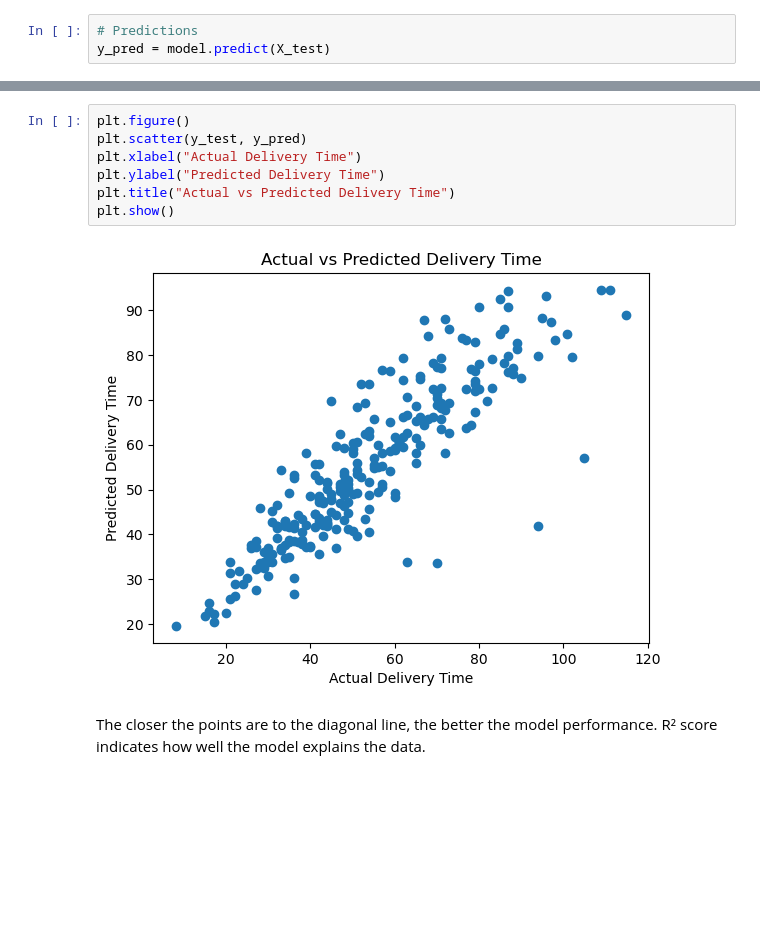
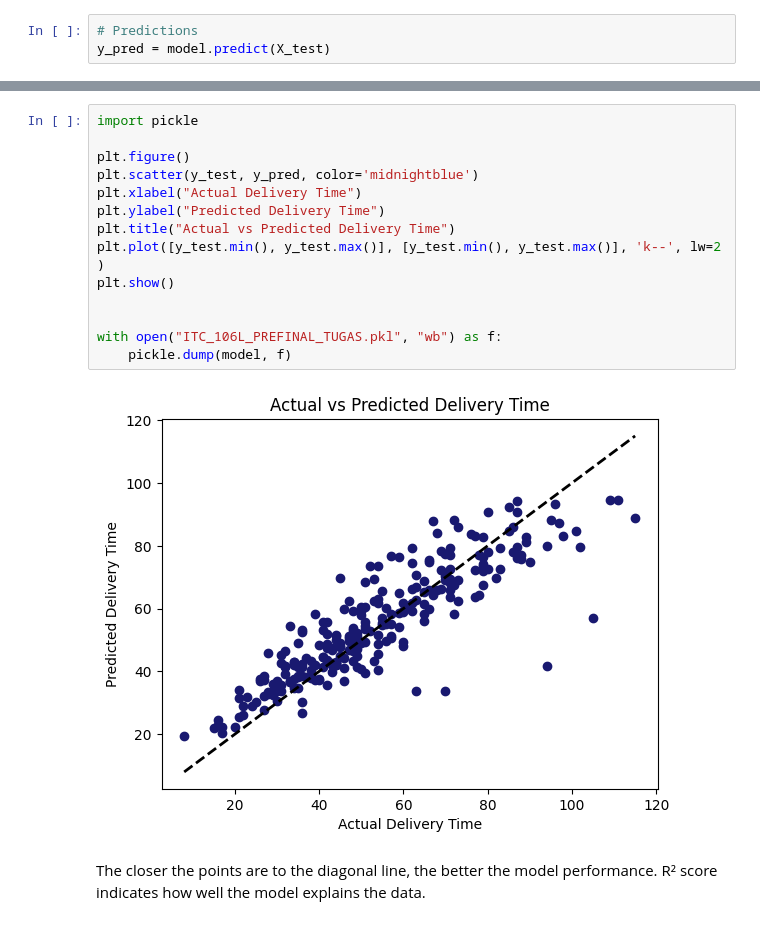
Before and after one commit to itzkurtangelo/Machine-Learning-Repo, a Jupyter notebook: ITC_106L_PREFINAL_TUGAS.ipynb, the cells around one changed output, grey strips where cells are left out. Cells and saved outputs as stored; diff of their text form; blank space fills up the shorter version.

```diff
--- a/ITC_106L_PREFINAL_TUGAS.ipynb
+++ b/ITC_106L_PREFINAL_TUGAS.ipynb
@@ -170,12 +170,19 @@ R2 Score: 0.7651460993105068
 # %%
+import pickle
+
 plt.figure()
-plt.scatter(y_test, y_pred)
+plt.scatter(y_test, y_pred, color='midnightblue')
 plt.xlabel("Actual Delivery Time")
 plt.ylabel("Predicted Delivery Time")
 plt.title("Actual vs Predicted Delivery Time")
+plt.plot([y_test.min(), y_test.max()], [y_test.min(), y_test.max()], 'k--', lw=2 )
 plt.show()
+
+
+with open("ITC_106L_PREFINAL_TUGAS.pkl", "wb") as f:
+    pickle.dump(model, f)
 # %% [output]
-[figure, old version]
+[figure, new version]
 # %% [markdown]
 The closer the points are to the diagonal line, the better the model performance. R² score indicates how well the model explains the data.
 # %% [markdown]
```
Also changed, not shown: parts of 6 cells of this notebook.
